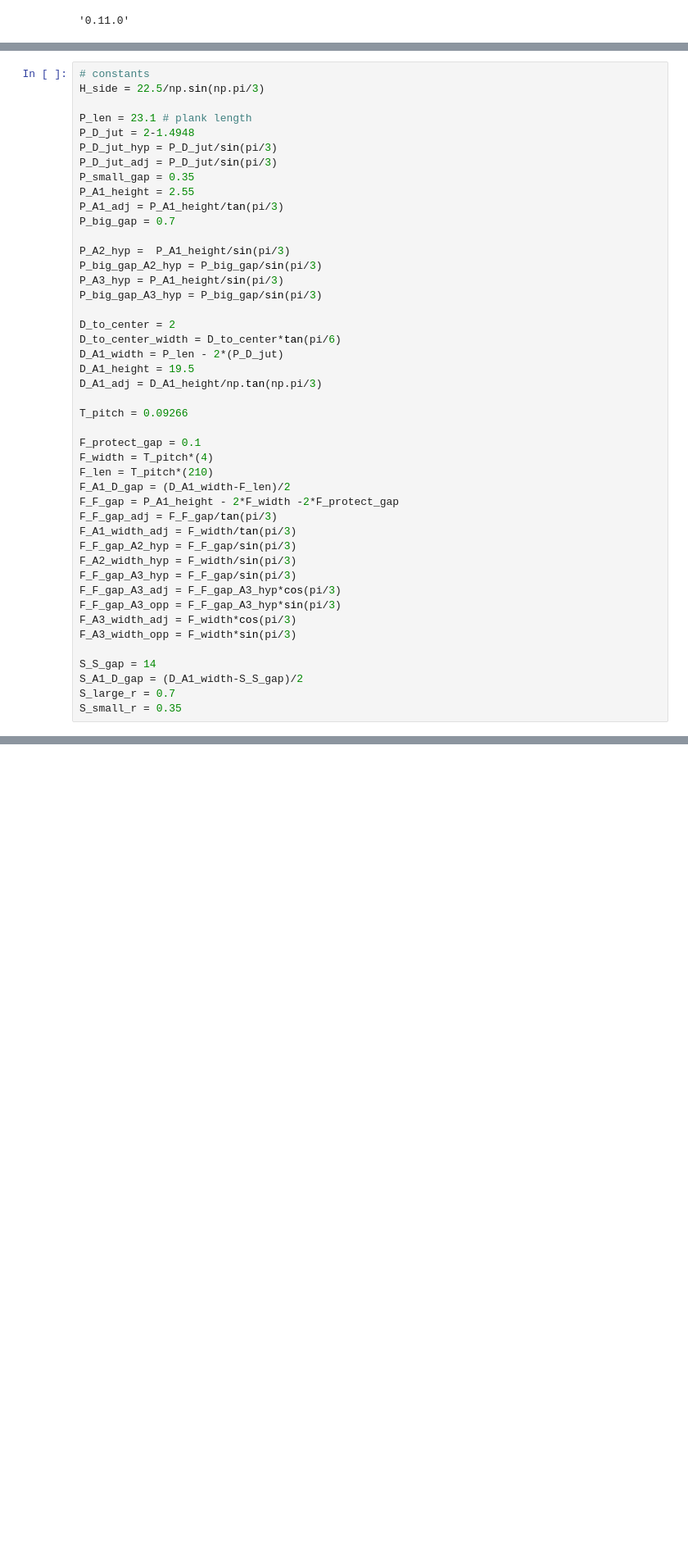
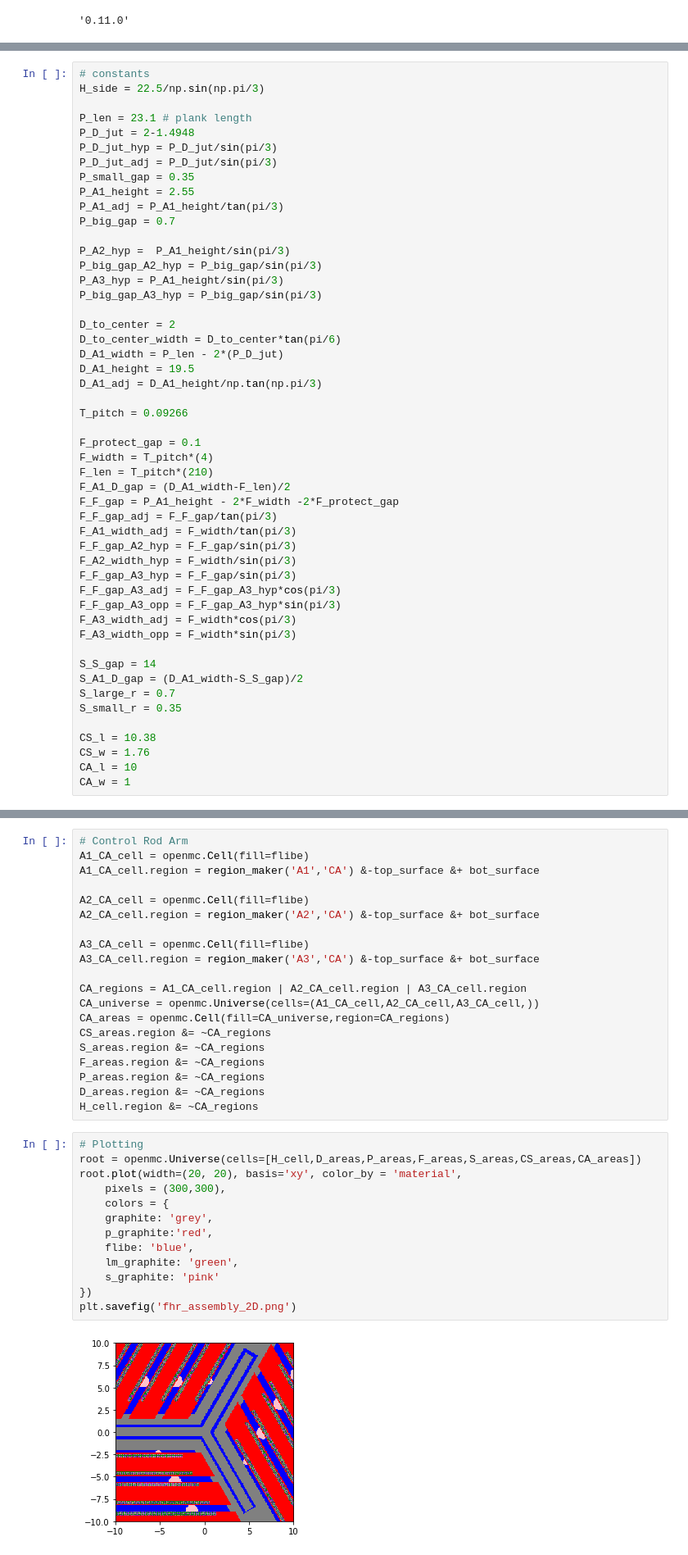
Before and after one commit to gwenchee/fhr-benchmark-depr, a Jupyter notebook: phase1a/case1a/case_1a.ipynb, the cells around one changed output, grey strips where cells are left out. Shown: that part at 82% size. Saved outputs shown, nothing was run; the diff lists cells and outputs as text; blank space fills up the shorter version.

```diff
--- a/phase1a/case1a/case_1a.ipynb
+++ b/phase1a/case1a/case_1a.ipynb
@@ -166,6 +168,11 @@ S_S_gap = 14
 S_A1_D_gap = (D_A1_width-S_S_gap)/2
 S_large_r = 0.7
 S_small_r = 0.35
+
+CS_l = 10.38
+CS_w = 1.76
+CA_l = 10
+CA_w = 1
 # %%
 # top and bottom surfaces (thin dz)
 top_surface = openmc.ZPlane(z0=T_pitch/2, boundary_type='reflective')
@@ -434,2 +496,37 @@ S_areas = openmc.Cell(fill=all_S_univ,region=all_S_regions&-top_surface &+ bot_s
+# %%
+# Control Rod Arm
+A1_CA_cell = openmc.Cell(fill=flibe)
+A1_CA_cell.region = region_maker('A1','CA') &-top_surface &+ bot_surface
+
+A2_CA_cell = openmc.Cell(fill=flibe)
+A2_CA_cell.region = region_maker('A2','CA') &-top_surface &+ bot_surface
+
+A3_CA_cell = openmc.Cell(fill=flibe)
+A3_CA_cell.region = region_maker('A3','CA') &-top_surface &+ bot_surface
+
+CA_regions = A1_CA_cell.region | A2_CA_cell.region | A3_CA_cell.region
+CA_universe = openmc.Universe(cells=(A1_CA_cell,A2_CA_cell,A3_CA_cell,))
+CA_areas = openmc.Cell(fill=CA_universe,region=CA_regions)
+CS_areas.region &= ~CA_regions
+S_areas.region &= ~CA_regions
+F_areas.region &= ~CA_regions
+P_areas.region &= ~CA_regions
+D_areas.region &= ~CA_regions
+H_cell.region &= ~CA_regions
+# %%
+# Plotting
+root = openmc.Universe(cells=[H_cell,D_areas,P_areas,F_areas,S_areas,CS_areas,CA_areas])
+root.plot(width=(20, 20), basis='xy', color_by = 'material',
+    pixels = (300,300),
+    colors = {
+    graphite: 'grey',
+    p_graphite:'red',
+    flibe: 'blue',
+    lm_graphite: 'green',
+    s_graphite: 'pink'
+})
+plt.savefig('fhr_assembly_2D.png')
+# %% [output]
+[figure, added]
 # %%
 # Plotting
```
Also changed, not shown: parts of 5 cells of this notebook, 3 other files.
